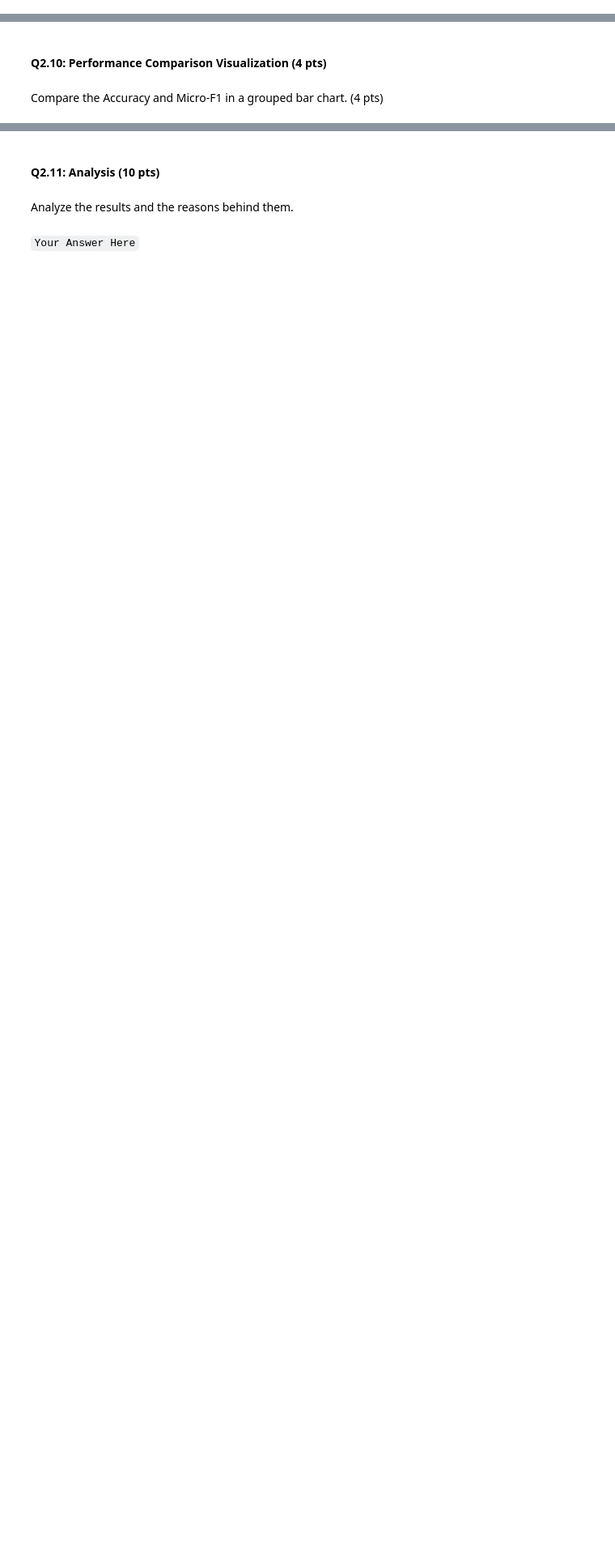
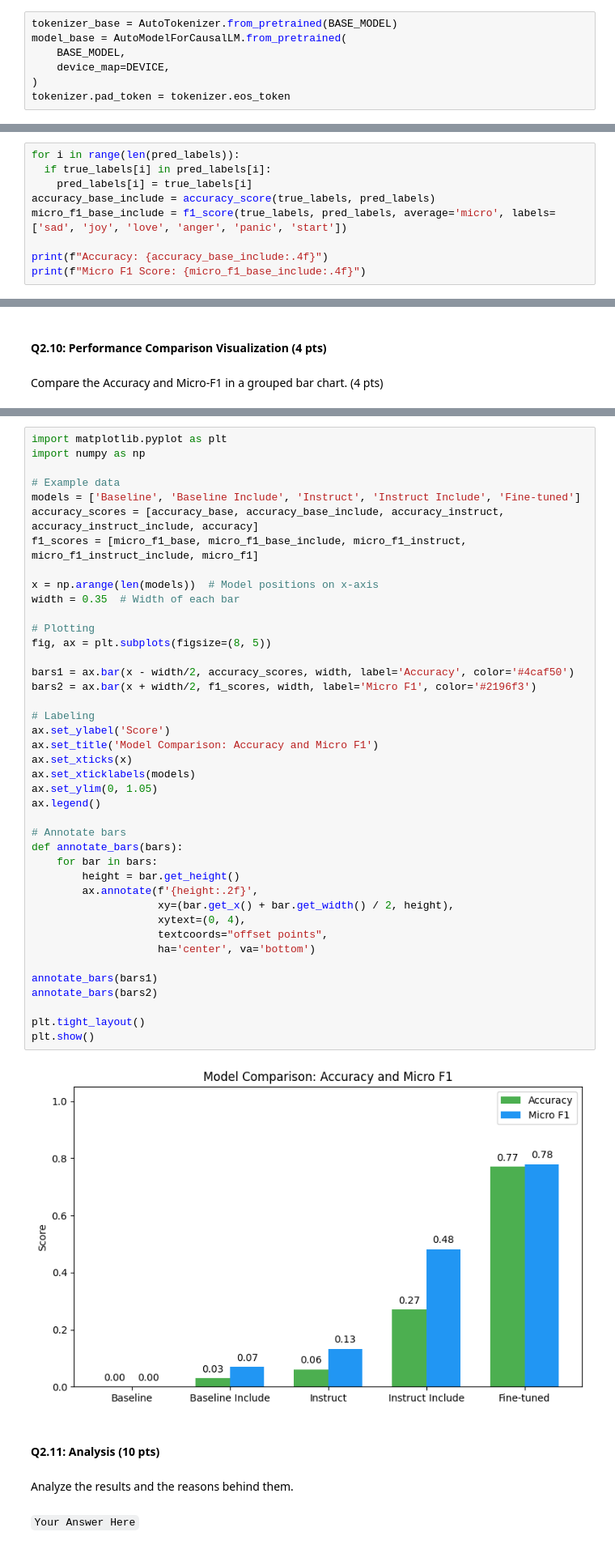
Before and after one commit to ArianFiroozi/LLM-Course-Projects, a Jupyter notebook: LLM_CA1.ipynb, the cells around one changed output, grey strips where cells are left out. Shown at 81% size. Drawn from its saved outputs; the diff is of its cells as text; blank space fills up the shorter version.

Commit message:
feat: add comparison

```diff
--- a/LLM_CA1.ipynb
+++ b/LLM_CA1.ipynb
@@ -1059,0 +1170,7 @@ fine tuned model accuracy: 0.77
+# %%
+tokenizer_base = AutoTokenizer.from_pretrained(BASE_MODEL)
+model_base = AutoModelForCausalLM.from_pretrained(
+    BASE_MODEL,
+    device_map=DEVICE,
+)
+tokenizer.pad_token = tokenizer.eos_token
@@ -1059,0 +1206,9 @@ fine tuned model accuracy: 0.77
+# %%
+for i in range(len(pred_labels)):
+  if true_labels[i] in pred_labels[i]:
+    pred_labels[i] = true_labels[i]
+accuracy_base_include = accuracy_score(true_labels, pred_labels)
+micro_f1_base_include = f1_score(true_labels, pred_labels, average='micro', labels=['sad', 'joy', 'love', 'anger', 'panic', 'start'])
+
+print(f"Accuracy: {accuracy_base_include:.4f}")
+print(f"Micro F1 Score: {micro_f1_base_include:.4f}")
@@ -1066,3 +1222,46 @@ Compare the Accuracy and Micro-F1 in a grouped bar chart. (4 pts)
+# %%
+import matplotlib.pyplot as plt
+import numpy as np
+
+# Example data
+models = ['Baseline', 'Baseline Include', 'Instruct', 'Instruct Include', 'Fine-tuned']
+accuracy_scores = [accuracy_base, accuracy_base_include, accuracy_instruct, accuracy_instruct_include, accuracy]
+f1_scores = [micro_f1_base, micro_f1_base_include, micro_f1_instruct, micro_f1_instruct_include, micro_f1]
+
+x = np.arange(len(models))  # Model positions on x-axis
+width = 0.35  # Width of each bar
+
+# Plotting
+fig, ax = plt.subplots(figsize=(8, 5))
+
+bars1 = ax.bar(x - width/2, accuracy_scores, width, label='Accuracy', color='#4caf50')
+bars2 = ax.bar(x + width/2, f1_scores, width, label='Micro F1', color='#2196f3')
+
+# Labeling
+ax.set_ylabel('Score')
+ax.set_title('Model Comparison: Accuracy and Micro F1')
+ax.set_xticks(x)
+ax.set_xticklabels(models)
+ax.set_ylim(0, 1.05)
+ax.legend()
+
+# Annotate bars
+def annotate_bars(bars):
+    for bar in bars:
+        height = bar.get_height()
+        ax.annotate(f'{height:.2f}',
+                    xy=(bar.get_x() + bar.get_width() / 2, height),
+                    xytext=(0, 4),
+                    textcoords="offset points",
+                    ha='center', va='bottom')
+
+annotate_bars(bars1)
+annotate_bars(bars2)
+
+plt.tight_layout()
+plt.show()
+# %% [output]
+[figure, added]
 # %% [markdown]
 #### Q2.11: Analysis (10 pts)
 # %% [markdown]
```
Also changed, not shown: parts of 13 cells of this notebook.
